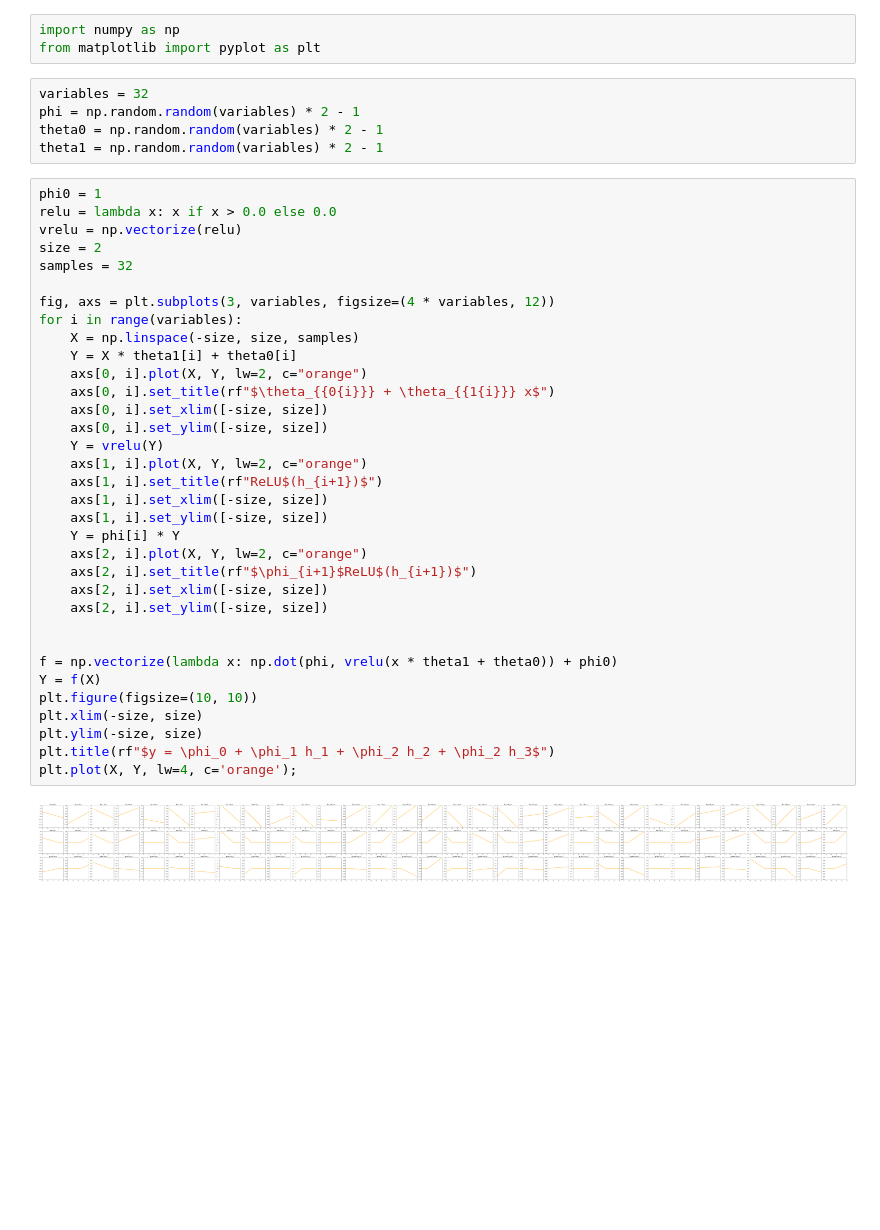
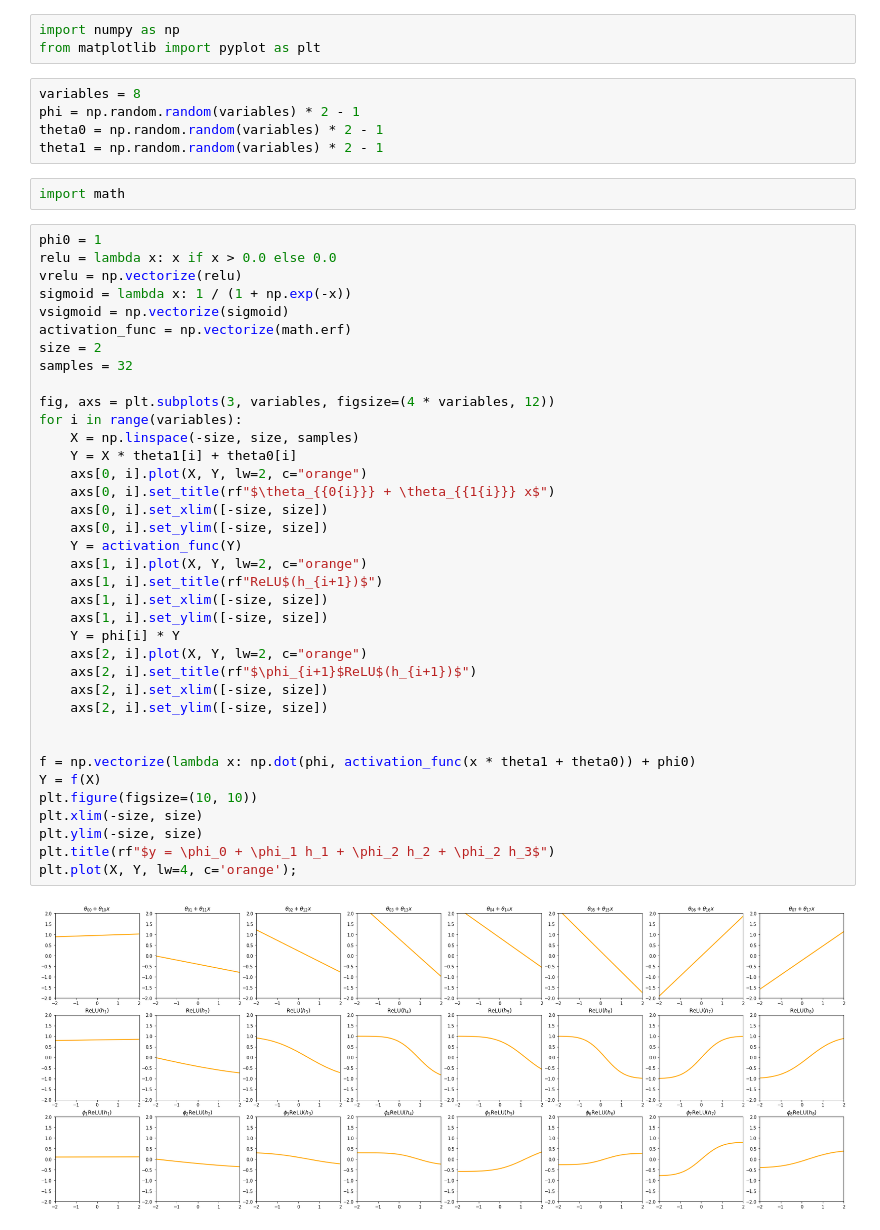
Before and after one commit to darkeclipz/nn, a Jupyter notebook: shallow-neural-nets/3by3.ipynb, the cells around one changed output. Drawn from its saved outputs; the diff is of its cells as text; blank space fills up the shorter version.

```diff
--- a/shallow-neural-nets/3by3.ipynb
+++ b/shallow-neural-nets/3by3.ipynb
@@ -2,43 +2,48 @@
 import numpy as np
 from matplotlib import pyplot as plt
 # %%
-variables = 32
+variables = 8
 phi = np.random.random(variables) * 2 - 1
 theta0 = np.random.random(variables) * 2 - 1
 theta1 = np.random.random(variables) * 2 - 1
+# %%
+import math
 # %%
 phi0 = 1
 relu = lambda x: x if x > 0.0 else 0.0
 vrelu = np.vectorize(relu)
+sigmoid = lambda x: 1 / (1 + np.exp(-x))
+vsigmoid = np.vectorize(sigmoid)
+activation_func = np.vectorize(math.erf)
 size = 2
 samples = 32
 
 fig, axs = plt.subplots(3, variables, figsize=(4 * variables, 12))
 for i in range(variables):
     X = np.linspace(-size, size, samples)
     Y = X * theta1[i] + theta0[i]
     axs[0, i].plot(X, Y, lw=2, c="orange")
     axs[0, i].set_title(rf"$\theta_{{0{i}}} + \theta_{{1{i}}} x$")
     axs[0, i].set_xlim([-size, size])
     axs[0, i].set_ylim([-size, size])
-    Y = vrelu(Y)
+    Y = activation_func(Y)
     axs[1, i].plot(X, Y, lw=2, c="orange")
     axs[1, i].set_title(rf"ReLU$(h_{i+1})$")
     axs[1, i].set_xlim([-size, size])
     axs[1, i].set_ylim([-size, size])
     Y = phi[i] * Y
     axs[2, i].plot(X, Y, lw=2, c="orange")
     axs[2, i].set_title(rf"$\phi_{i+1}$ReLU$(h_{i+1})$")
     axs[2, i].set_xlim([-size, size])
     axs[2, i].set_ylim([-size, size])
 
 
-f = np.vectorize(lambda x: np.dot(phi, vrelu(x * theta1 + theta0)) + phi0)
+f = np.vectorize(lambda x: np.dot(phi, activation_func(x * theta1 + theta0)) + phi0)
 Y = f(X)
 plt.figure(figsize=(10, 10))
 plt.xlim(-size, size)
 plt.ylim(-size, size)
 plt.title(rf"$y = \phi_0 + \phi_1 h_1 + \phi_2 h_2 + \phi_2 h_3$")
 plt.plot(X, Y, lw=4, c='orange');
 # %% [output]
-[figure, old version]
+[figure, new version]
```
Also changed, not shown: parts of 1 cell of this notebook.
